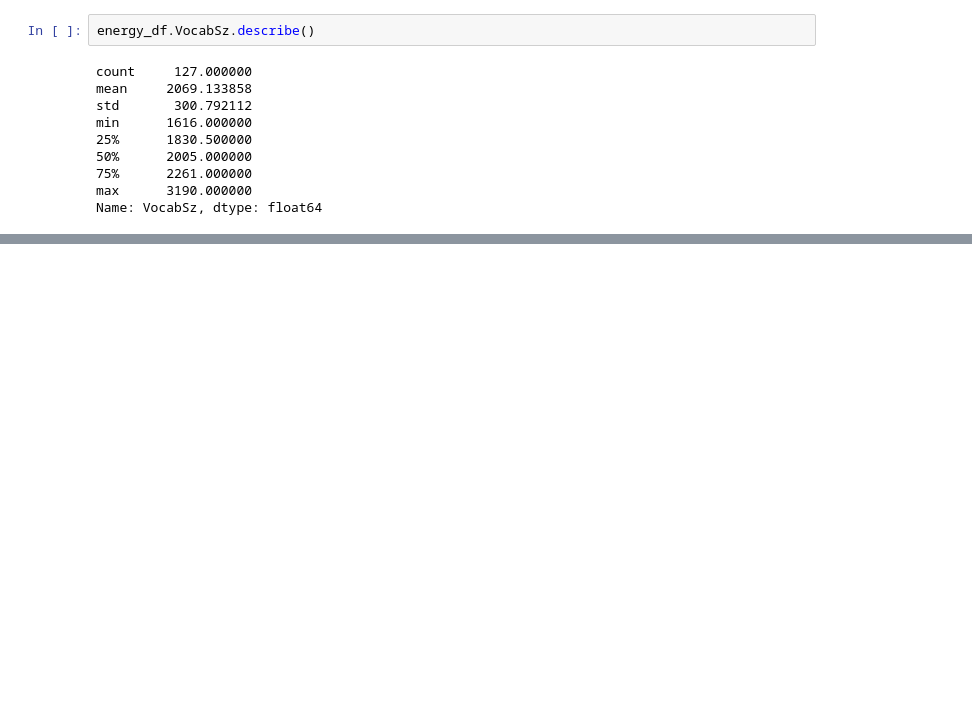
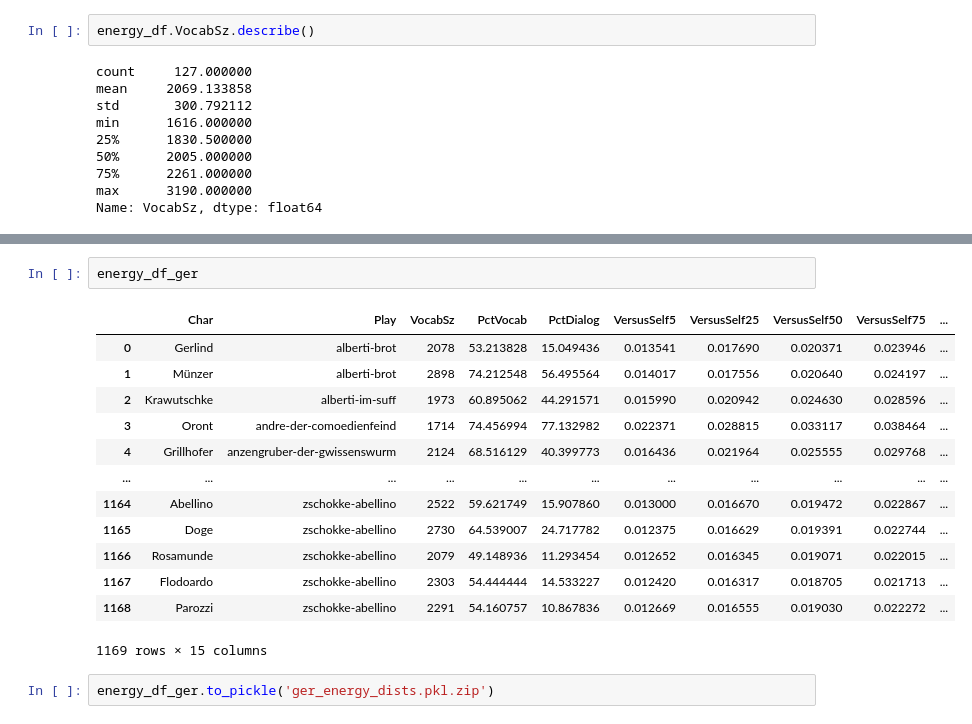
Before and after one commit to perechen/difs-character-voices, a Jupyter notebook: data/all_stars_clean.ipynb, the cells around one changed output, grey strips where cells are left out. Cells and saved outputs as stored; diff of their text form; blank space fills up the shorter version.

```diff
--- a/data/all_stars_clean.ipynb
+++ b/data/all_stars_clean.ipynb
@@ -755,0 +867,18 @@ Name: VocabSz, dtype: float64
+# %%
+energy_df_ger
+# %% [output]
+|  | Char | Play | VocabSz | PctVocab | PctDialog | VersusSelf5 | VersusSelf25 | VersusSelf50 | VersusSelf75 | ... |
+| 0 | Gerlind | alberti-brot | 2078 | 53.213828 | 15.049436 | 0.013541 | 0.017690 | 0.020371 | 0.023946 | ... |
+| 1 | Münzer | alberti-brot | 2898 | 74.212548 | 56.495564 | 0.014017 | 0.017556 | 0.020640 | 0.024197 | ... |
+| 2 | Krawutschke | alberti-im-suff | 1973 | 60.895062 | 44.291571 | 0.015990 | 0.020942 | 0.024630 | 0.028596 | ... |
+| 3 | Oront | andre-der-comoedienfeind | 1714 | 74.456994 | 77.132982 | 0.022371 | 0.028815 | 0.033117 | 0.038464 | ... |
+| 4 | Grillhofer | anzengruber-der-gwissenswurm | 2124 | 68.516129 | 40.399773 | 0.016436 | 0.021964 | 0.025555 | 0.029768 | ... |
+| ... | ... | ... | ... | ... | ... | ... | ... | ... | ... | ... |
+| 1164 | Abellino | zschokke-abellino | 2522 | 59.621749 | 15.907860 | 0.013000 | 0.016670 | 0.019472 | 0.022867 | ... |
+| 1165 | Doge | zschokke-abellino | 2730 | 64.539007 | 24.717782 | 0.012375 | 0.016629 | 0.019391 | 0.022744 | ... |
+| 1166 | Rosamunde | zschokke-abellino | 2079 | 49.148936 | 11.293454 | 0.012652 | 0.016345 | 0.019071 | 0.022015 | ... |
+| 1167 | Flodoardo | zschokke-abellino | 2303 | 54.444444 | 14.533227 | 0.012420 | 0.016317 | 0.018705 | 0.021713 | ... |
+| 1168 | Parozzi | zschokke-abellino | 2291 | 54.160757 | 10.867836 | 0.012669 | 0.016555 | 0.019030 | 0.022272 | ... |
+1169 rows × 15 columns
+# %%
+energy_df_ger.to_pickle('ger_energy_dists.pkl.zip')
```
Also changed, not shown: parts of 4 cells of this notebook.
